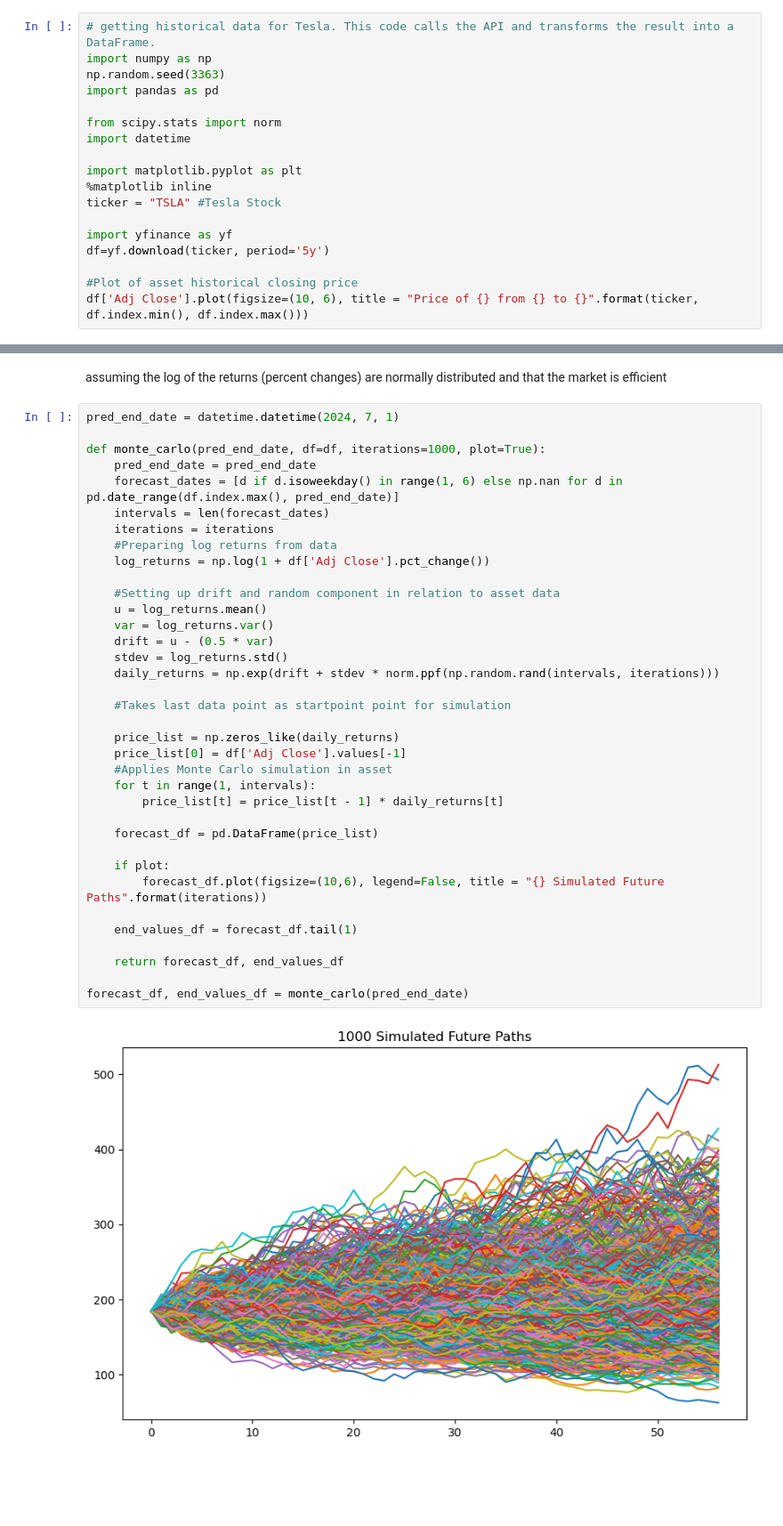
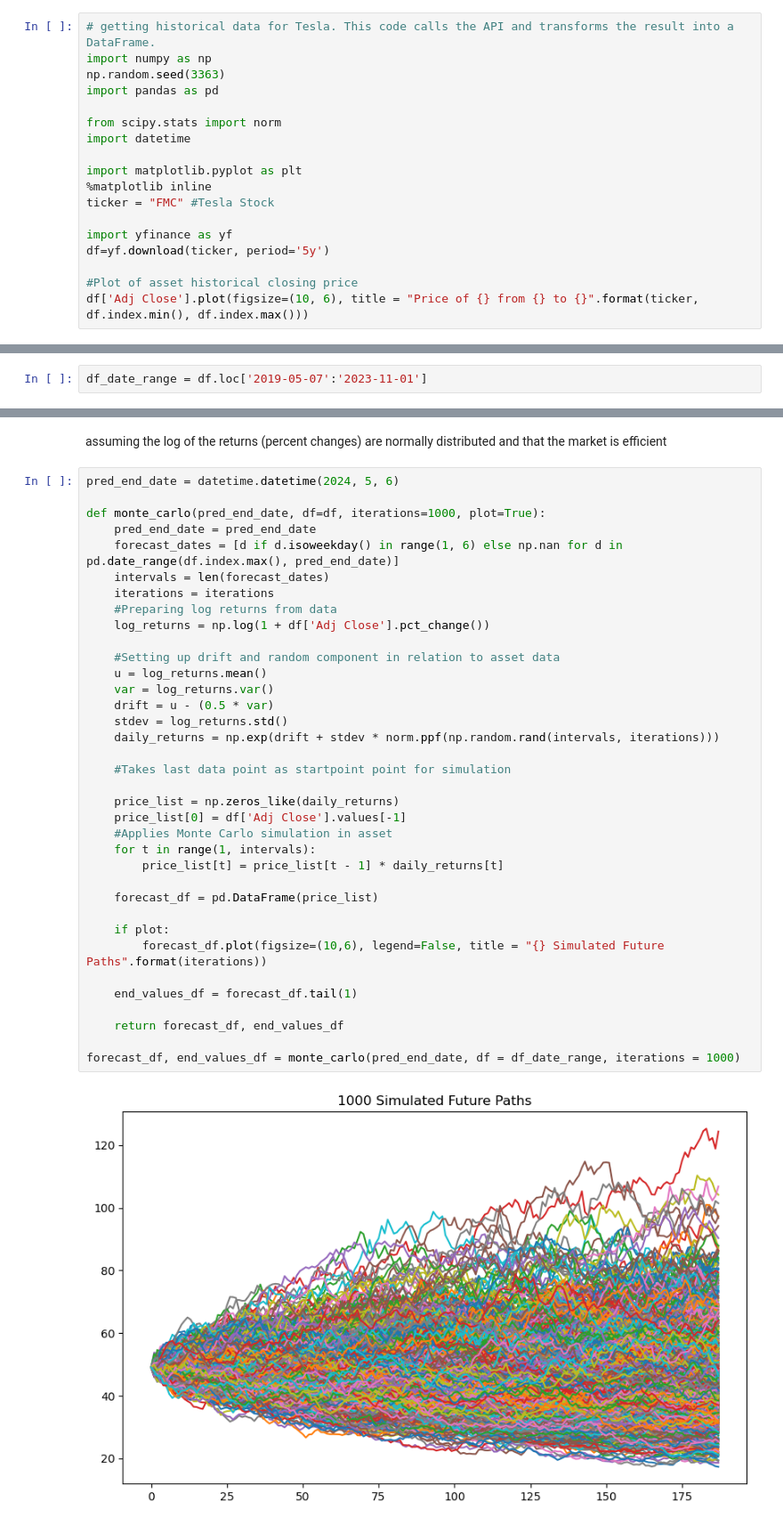
Before and after one commit to IvanVassi/usefull_analytic_tools, a Jupyter notebook: MC_sim.ipynb, the cells around one changed output, grey strips where cells are left out. Shown at 89% size. Drawn from its saved outputs; the diff is of its cells as text; blank space fills up the shorter version.

```diff
--- a/MC_sim.ipynb
+++ b/MC_sim.ipynb
@@ -11,7 +11,7 @@ import datetime
 
 import matplotlib.pyplot as plt
 %matplotlib inline
-ticker = "TSLA" #Tesla Stock
+ticker = "FMC" #Tesla Stock
 
 import yfinance as yf
 df=yf.download(ticker, period='5y')
@@ -24,0 +25,2 @@ df['Adj Close'].plot(figsize=(10, 6), title = "Price of {} from {} to {}".format
+# %%
+df_date_range = df.loc['2019-05-07':'2023-11-01']
@@ -27,7 +34,7 @@ df['Adj Close'].plot(figsize=(10, 6), title = "Price of {} from {} to {}".format
 # %% [markdown]
 assuming the log of the returns (percent changes) are normally distributed and that the market is efficient
 # %%
-pred_end_date = datetime.datetime(2024, 7, 1)
+pred_end_date = datetime.datetime(2024, 5, 6)
 
 def monte_carlo(pred_end_date, df=df, iterations=1000, plot=True):
     pred_end_date = pred_end_date
@@ -35,35 +42,35 @@ def monte_carlo(pred_end_date, df=df, iterations=1000, plot=True):
     intervals = len(forecast_dates)
     iterations = iterations
     #Preparing log returns from data
     log_returns = np.log(1 + df['Adj Close'].pct_change())
 
     #Setting up drift and random component in relation to asset data
     u = log_returns.mean()
     var = log_returns.var()
     drift = u - (0.5 * var)
     stdev = log_returns.std()
     daily_returns = np.exp(drift + stdev * norm.ppf(np.random.rand(intervals, iterations)))
 
     #Takes last data point as startpoint point for simulation
 
     price_list = np.zeros_like(daily_returns)
     price_list[0] = df['Adj Close'].values[-1]
     #Applies Monte Carlo simulation in asset
     for t in range(1, intervals):
         price_list[t] = price_list[t - 1] * daily_returns[t]
 
     forecast_df = pd.DataFrame(price_list)
 
     if plot:
         forecast_df.plot(figsize=(10,6), legend=False, title = "{} Simulated Future Paths".format(iterations))
 
     end_values_df = forecast_df.tail(1)
 
     return forecast_df, end_values_df
 
-forecast_df, end_values_df = monte_carlo(pred_end_date)
+forecast_df, end_values_df = monte_carlo(pred_end_date, df = df_date_range, iterations = 1000)
 # %% [output]
-[figure, old version]
+[figure, new version]
 # %%
 def plot_norm_hist(s, vline = True, title= True):
     mu, sigma = np.mean(s), np.std(s) # mean and standard deviation
```
Also changed, not shown: parts of 3 cells of this notebook.
